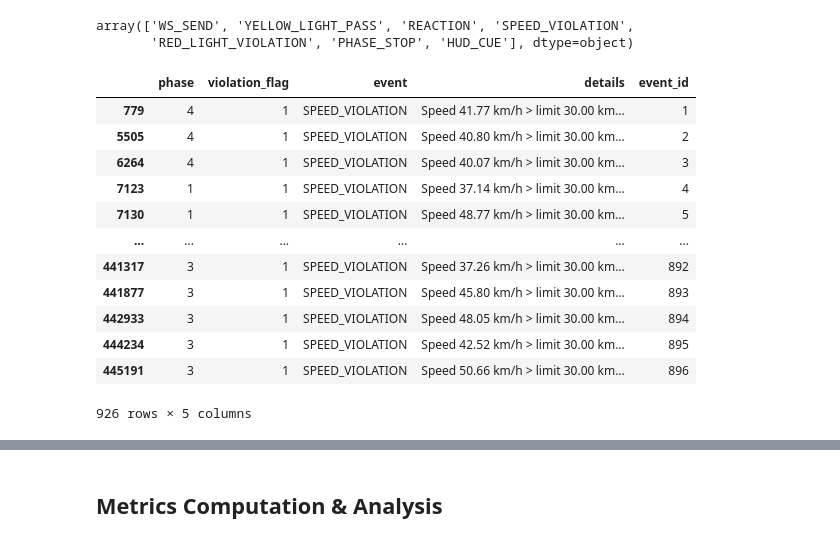
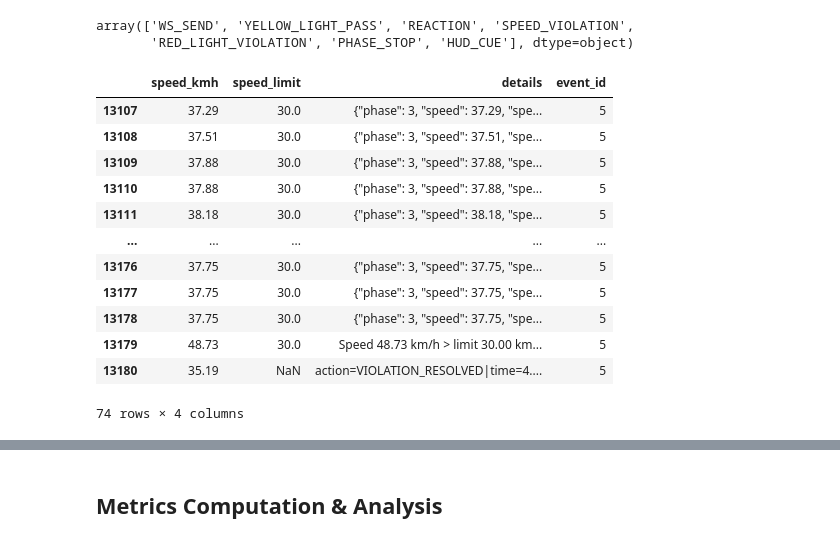
Before and after one commit to KeirAAAlcantara/SimAnalysis, a Jupyter notebook: Sim_Analysis.ipynb, the cells around one changed output, grey strips where cells are left out. Drawn from its saved outputs; the diff is of its cells as text; code cells hidden in the pictures.

```diff
--- a/Sim_Analysis.ipynb
+++ b/Sim_Analysis.ipynb
@@ -38,18 +41,21 @@ df["event"].unique()
 array(['WS_SEND', 'YELLOW_LIGHT_PASS', 'REACTION', 'SPEED_VIOLATION',
        'RED_LIGHT_VIOLATION', 'PHASE_STOP', 'HUD_CUE'], dtype=object)
 # %%
-df.loc[df["violation_flag"] == 1, ["phase","violation_flag", "event", "details", "event_id"]]
+df.loc[
+    (df["event_id"]==5),
+    ["speed_kmh", "speed_limit", "details", "event_id"]
+]
 # %% [output]
-|  | phase | violation_flag | event | details | event_id |
-| 779 | 4 | 1 | SPEED_VIOLATION | Speed 41.77 km/h > limit 30.00 km... | 1 |
-| 5505 | 4 | 1 | SPEED_VIOLATION | Speed 40.80 km/h > limit 30.00 km... | 2 |
-| 6264 | 4 | 1 | SPEED_VIOLATION | Speed 40.07 km/h > limit 30.00 km... | 3 |
-| 7123 | 1 | 1 | SPEED_VIOLATION | Speed 37.14 km/h > limit 30.00 km... | 4 |
-| 7130 | 1 | 1 | SPEED_VIOLATION | Speed 48.77 km/h > limit 30.00 km... | 5 |
-| ... | ... | ... | ... | ... | ... |
-| 441317 | 3 | 1 | SPEED_VIOLATION | Speed 37.26 km/h > limit 30.00 km... | 892 |
-| 441877 | 3 | 1 | SPEED_VIOLATION | Speed 45.80 km/h > limit 30.00 km... | 893 |
-| 442933 | 3 | 1 | SPEED_VIOLATION | Speed 48.05 km/h > limit 30.00 km... | 894 |
-| 444234 | 3 | 1 | SPEED_VIOLATION | Speed 42.52 km/h > limit 30.00 km... | 895 |
-| 445191 | 3 | 1 | SPEED_VIOLATION | Speed 50.66 km/h > limit 30.00 km... | 896 |
+|  | speed_kmh | speed_limit | details | event_id |
+| 13107 | 37.29 | 30.0 | {"phase": 3, "speed": 37.29, "spe... | 5 |
+| 13108 | 37.51 | 30.0 | {"phase": 3, "speed": 37.51, "spe... | 5 |
+| 13109 | 37.88 | 30.0 | {"phase": 3, "speed": 37.88, "spe... | 5 |
+| 13110 | 37.88 | 30.0 | {"phase": 3, "speed": 37.88, "spe... | 5 |
+| 13111 | 38.18 | 30.0 | {"phase": 3, "speed": 38.18, "spe... | 5 |
+| ... | ... | ... | ... | ... |
+| 13176 | 37.75 | 30.0 | {"phase": 3, "speed": 37.75, "spe... | 5 |
+| 13177 | 37.75 | 30.0 | {"phase": 3, "speed": 37.75, "spe... | 5 |
+| 13178 | 37.75 | 30.0 | {"phase": 3, "speed": 37.75, "spe... | 5 |
+| 13179 | 48.73 | 30.0 | Speed 48.73 km/h > limit 30.00 km... | 5 |
+| 13180 | 35.19 | NaN | action=VIOLATION_RESOLVED|time=4.... | 5 |
-926 rows × 5 columns
+74 rows × 4 columns
```
Also changed, not shown: parts of 21 cells of this notebook, 2 other files.
